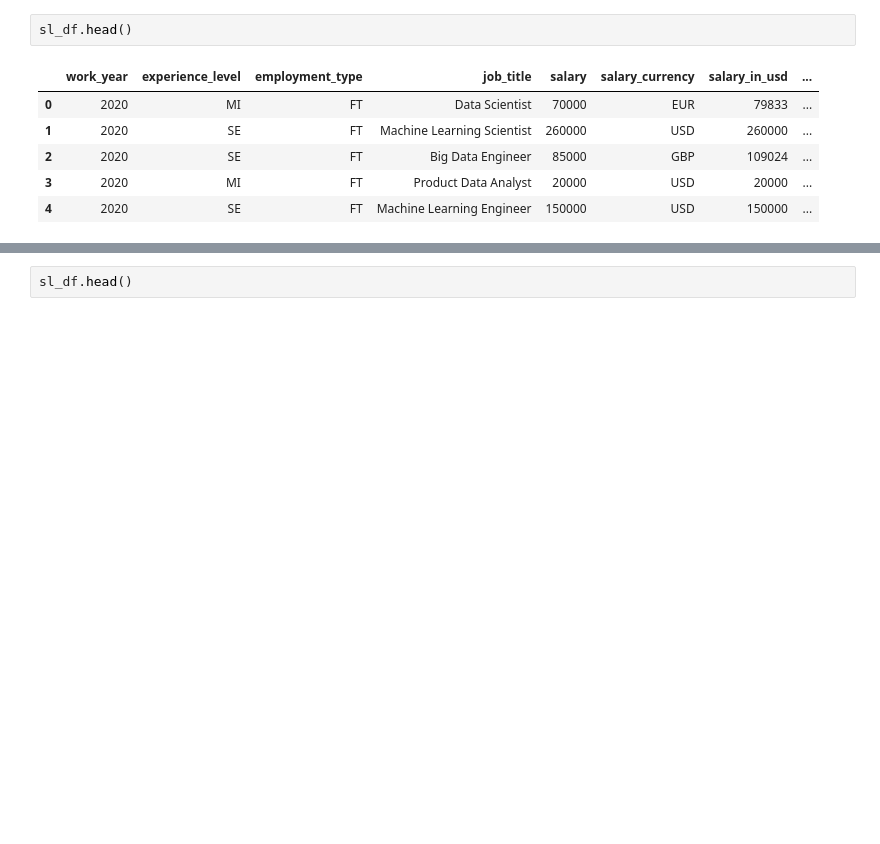
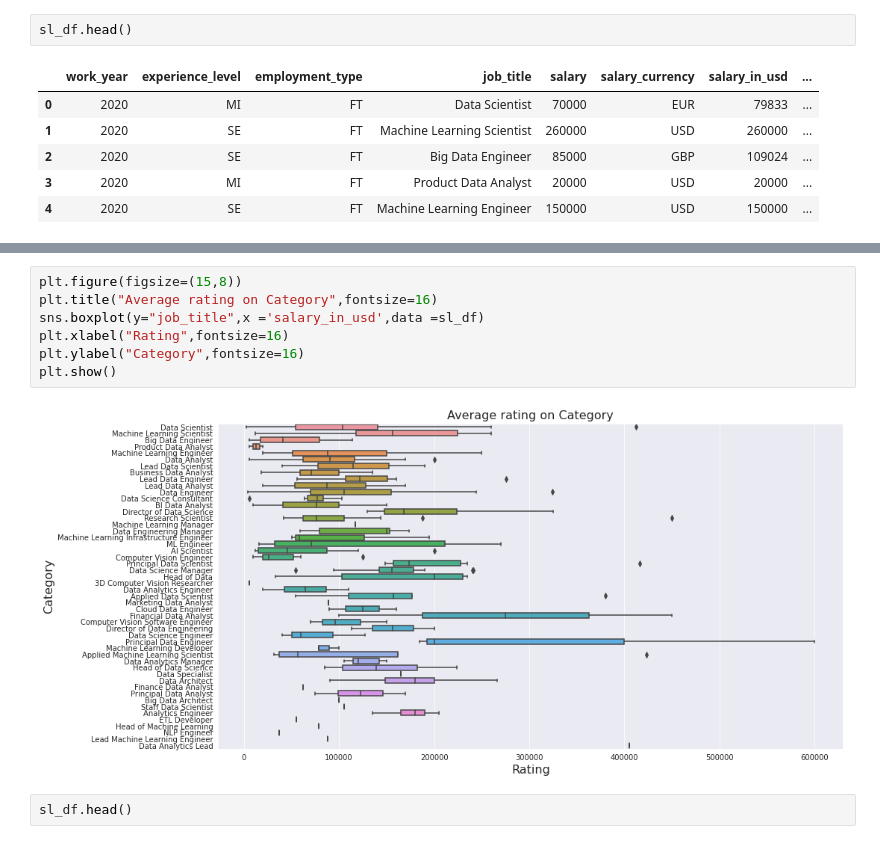
Before and after one commit to Navjotkhatri/Data-Scientist-Salary-Analysis, a Jupyter notebook: Data_Scientist_worldwide_Salary_Analysis.ipynb, the cells around one changed output, grey strips where cells are left out. Drawn from its saved outputs; the diff is of its cells as text; blank space fills up the shorter version.

```diff
--- a/Data_Scientist_worldwide_Salary_Analysis.ipynb
+++ b/Data_Scientist_worldwide_Salary_Analysis.ipynb
@@ -200,3 +222,12 @@ plt.show()
+# %%
+plt.figure(figsize=(15,8))
+plt.title("Average rating on Category",fontsize=16)
+sns.boxplot(y="job_title",x ='salary_in_usd',data =sl_df)
+plt.xlabel("Rating",fontsize=16)
+plt.ylabel("Category",fontsize=16)
+plt.show()
+# %% [output]
+[figure, added]
 # %%
 sl_df.head()
 # %% [output]
```
Also changed, not shown: parts of 17 cells of this notebook.
